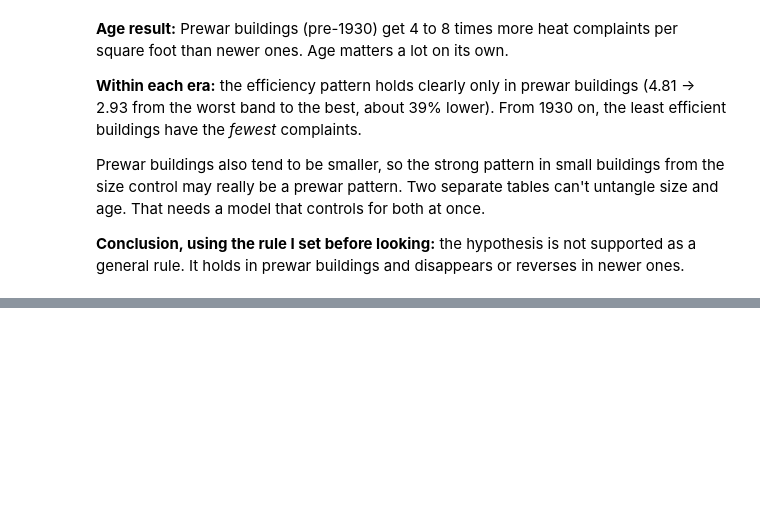
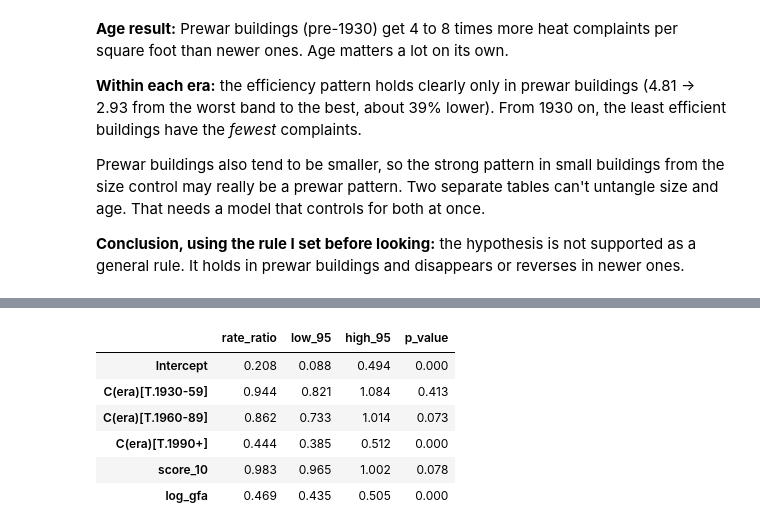
Before and after one commit to DhavalVibhakar99/nyc-heat-energy-pipeline, a Jupyter notebook: notebooks/01_explore_data.ipynb, the cells around one changed output, grey strips where cells are left out. Saved outputs shown, nothing was run; the diff lists cells and outputs as text; code cells hidden in the pictures; blank space fills up the shorter version.

Commit message:
Poisson with a floor-area offset, robust errors

```diff
--- a/notebooks/01_explore_data.ipynb
+++ b/notebooks/01_explore_data.ipynb
@@ -610,0 +616,28 @@ rule. It holds in prewar buildings and disappears or reverses in newer ones.
+# %%
+import numpy as np
+import statsmodels.api as sm
+import statsmodels.formula.api as smf
+
+m = df.dropna(subset=["energy_star", "total_gfa", "era"]).copy()
+m["score_10"] = m["energy_star"] / 10     # result reads "per 10 points" - easier to say out loud
+m["log_gfa"] = np.log(m["total_gfa"])
+
+# Poisson = built for counts. The offset makes it model complaints *per sq ft*, like our rate column.
+# C(era) treats era as categories, not a number. HC0 = robust errors: complaints are lumpier than
+# a pure Poisson assumes, and this keeps the p-values honest about that
+model = smf.glm("complaints ~ score_10 + log_gfa + C(era)", data=m,
+                family=sm.families.Poisson(), offset=m["log_gfa"]).fit(cov_type="HC0")
+
+# exp() turns coefficients into rate ratios: 0.95 = 5% fewer complaints, 1.20 = 20% more
+out = pd.concat([np.exp(model.params).rename("rate_ratio"),
+                 np.exp(model.conf_int()).set_axis(["low_95", "high_95"], axis=1),
+                 model.pvalues.rename("p_value")], axis=1)
+out.round(3)
+# %% [output]
+|  | rate_ratio | low_95 | high_95 | p_value |
+| Intercept | 0.208 | 0.088 | 0.494 | 0.000 |
+| C(era)[T.1930-59] | 0.944 | 0.821 | 1.084 | 0.413 |
+| C(era)[T.1960-89] | 0.862 | 0.733 | 1.014 | 0.073 |
+| C(era)[T.1990+] | 0.444 | 0.385 | 0.512 | 0.000 |
+| score_10 | 0.983 | 0.965 | 1.002 | 0.078 |
+| log_gfa | 0.469 | 0.435 | 0.505 | 0.000 |
```
Also changed, not shown: parts of 1 cell of this notebook, 1 other file.
